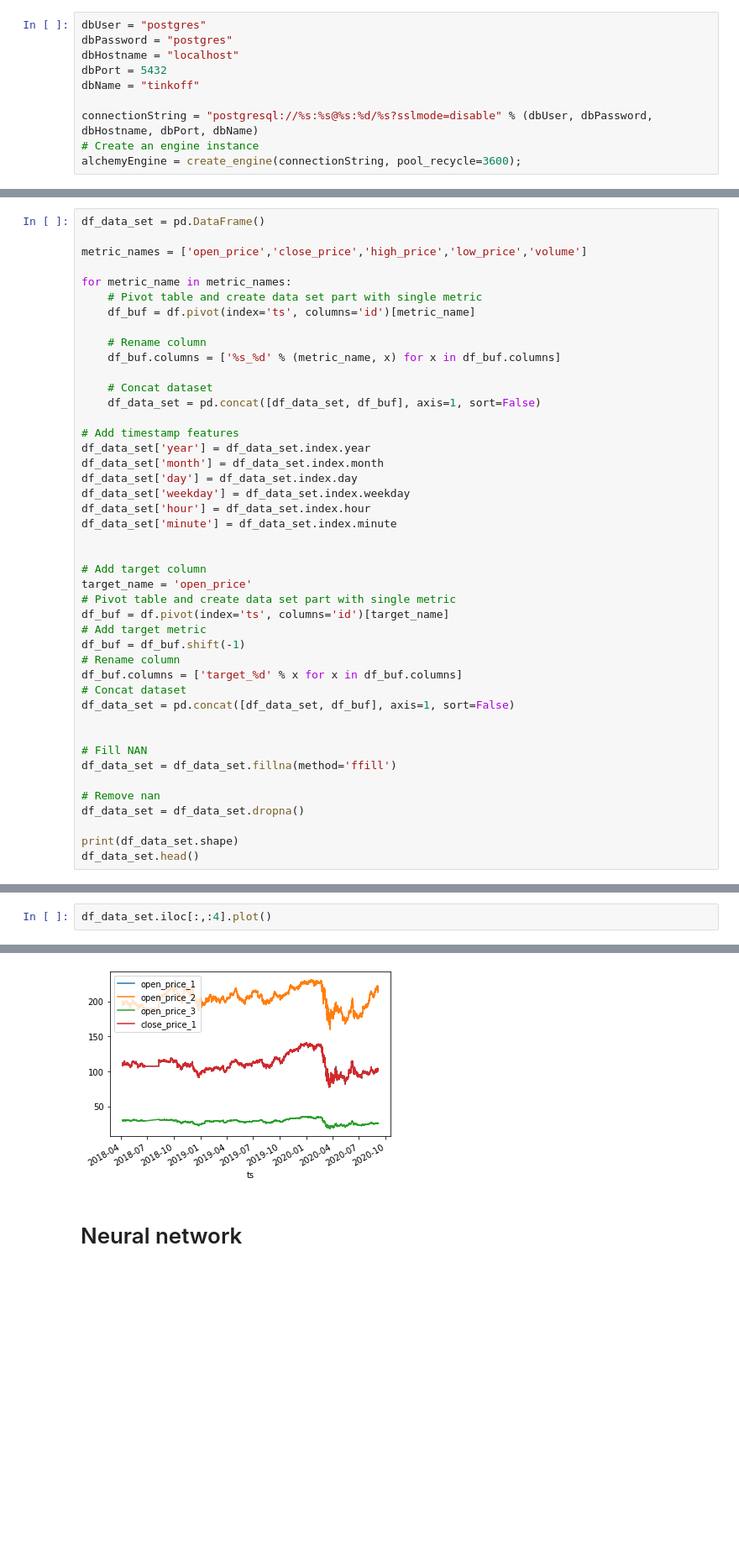
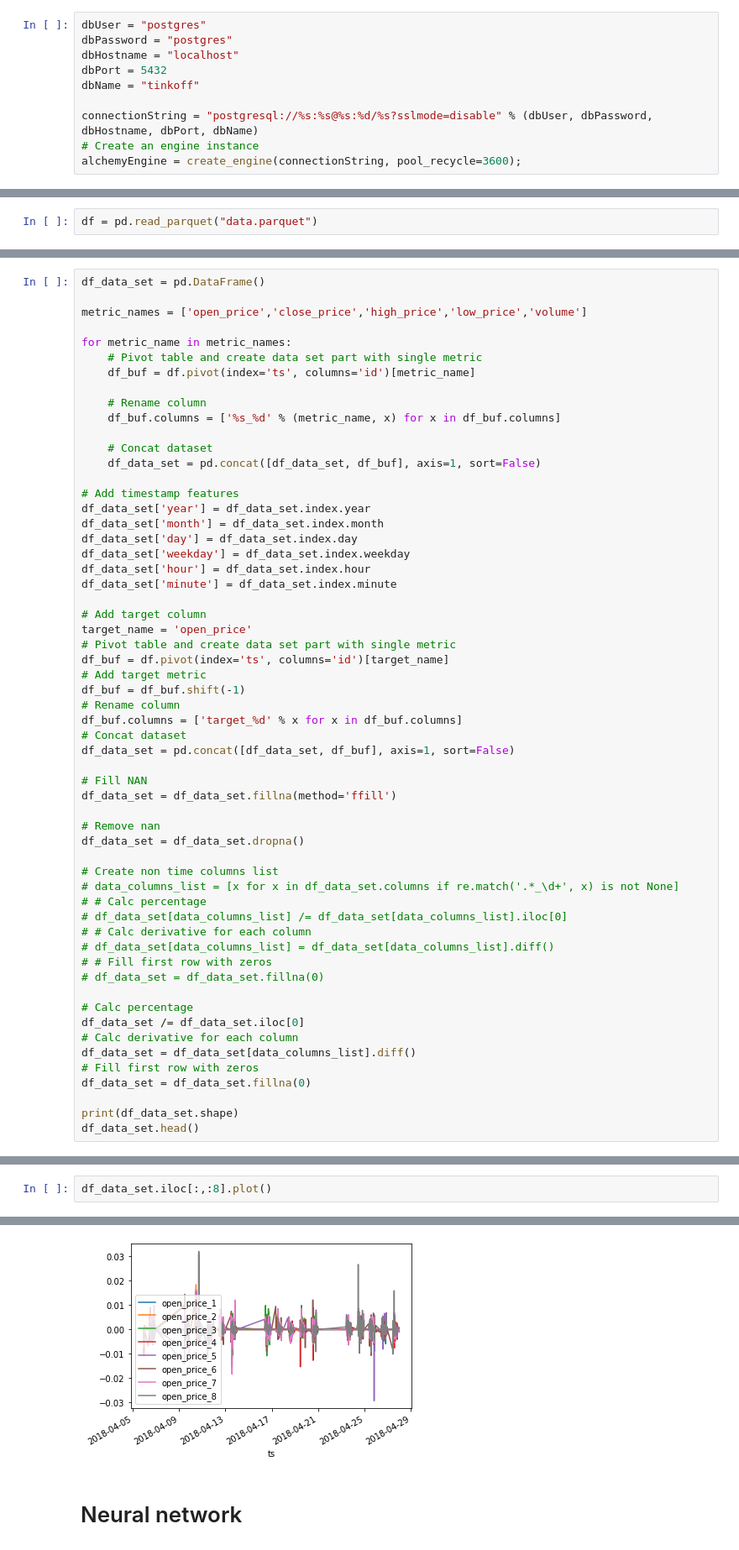
Before and after one commit to crabio/tinkoff-invest-bot, a Jupyter notebook: candles_analyzer/main.ipynb, the cells around one changed output, grey strips where cells are left out. Shown at 84% size. Cells and saved outputs as stored; diff of their text form; blank space fills up the shorter version.

Commit message:
Add parquet data for analyzer

```diff
--- a/candles_analyzer/main.ipynb
+++ b/candles_analyzer/main.ipynb
@@ -42,3 +49,5 @@ df.shape
+# %%
+df = pd.read_parquet("data.parquet")
 # %%
 df.head()
 # %% [output]
@@ -71,7 +80,6 @@ df_data_set['weekday'] = df_data_set.index.weekday
 df_data_set['hour'] = df_data_set.index.hour
 df_data_set['minute'] = df_data_set.index.minute
 
-
 # Add target column
 target_name = 'open_price'
 # Pivot table and create data set part with single metric
@@ -83,13 +91,28 @@ df_buf.columns = ['target_%d' % x for x in df_buf.columns]
 # Concat dataset
 df_data_set = pd.concat([df_data_set, df_buf], axis=1, sort=False)
 
-
 # Fill NAN
 df_data_set = df_data_set.fillna(method='ffill')
 
 # Remove nan
 df_data_set = df_data_set.dropna()
 
+# Create non time columns list
+# data_columns_list = [x for x in df_data_set.columns if re.match('.*_\d+', x) is not None]
+# # Calc percentage
+# df_data_set[data_columns_list] /= df_data_set[data_columns_list].iloc[0]
+# # Calc derivative for each column
+# df_data_set[data_columns_list] = df_data_set[data_columns_list].diff()
+# # Fill first row with zeros
+# df_data_set = df_data_set.fillna(0)
+
+# Calc percentage
+df_data_set /= df_data_set.iloc[0]
+# Calc derivative for each column
+df_data_set = df_data_set[data_columns_list].diff()
+# Fill first row with zeros
+df_data_set = df_data_set.fillna(0)
+
 print(df_data_set.shape)
 df_data_set.head()
 # %% [output]
@@ -105,8 +128,8 @@ df_data_set.head()
 # %%
-df_data_set.iloc[:,:4].plot()
+df_data_set.iloc[:,:8].plot()
 # %% [output]
 <AxesSubplot:xlabel='ts'>
-[figure, old version]
+[figure, new version]
 # %% [markdown]
 # Neural network
 # %%
```
Also changed, not shown: parts of 14 cells of this notebook, 1 other file.
